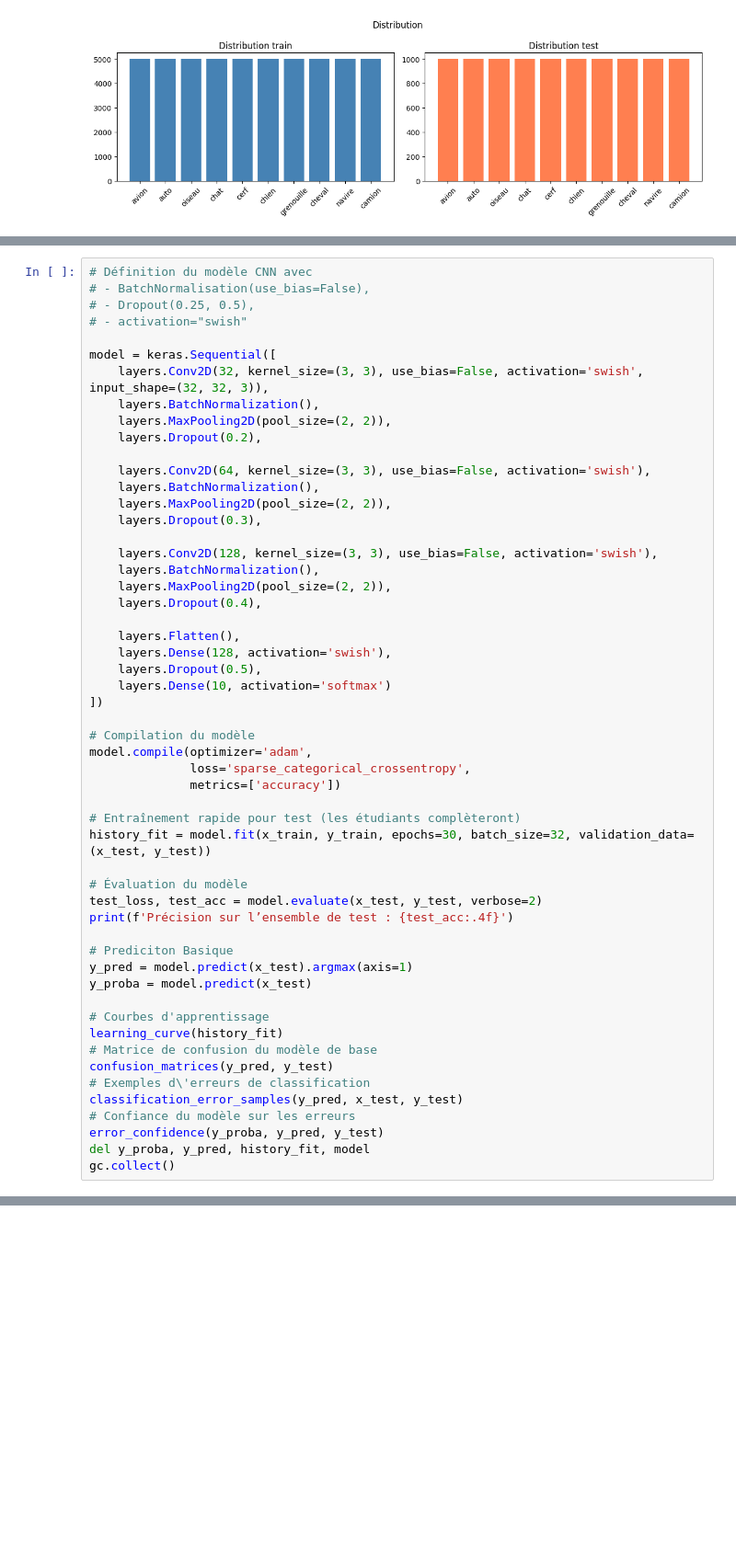
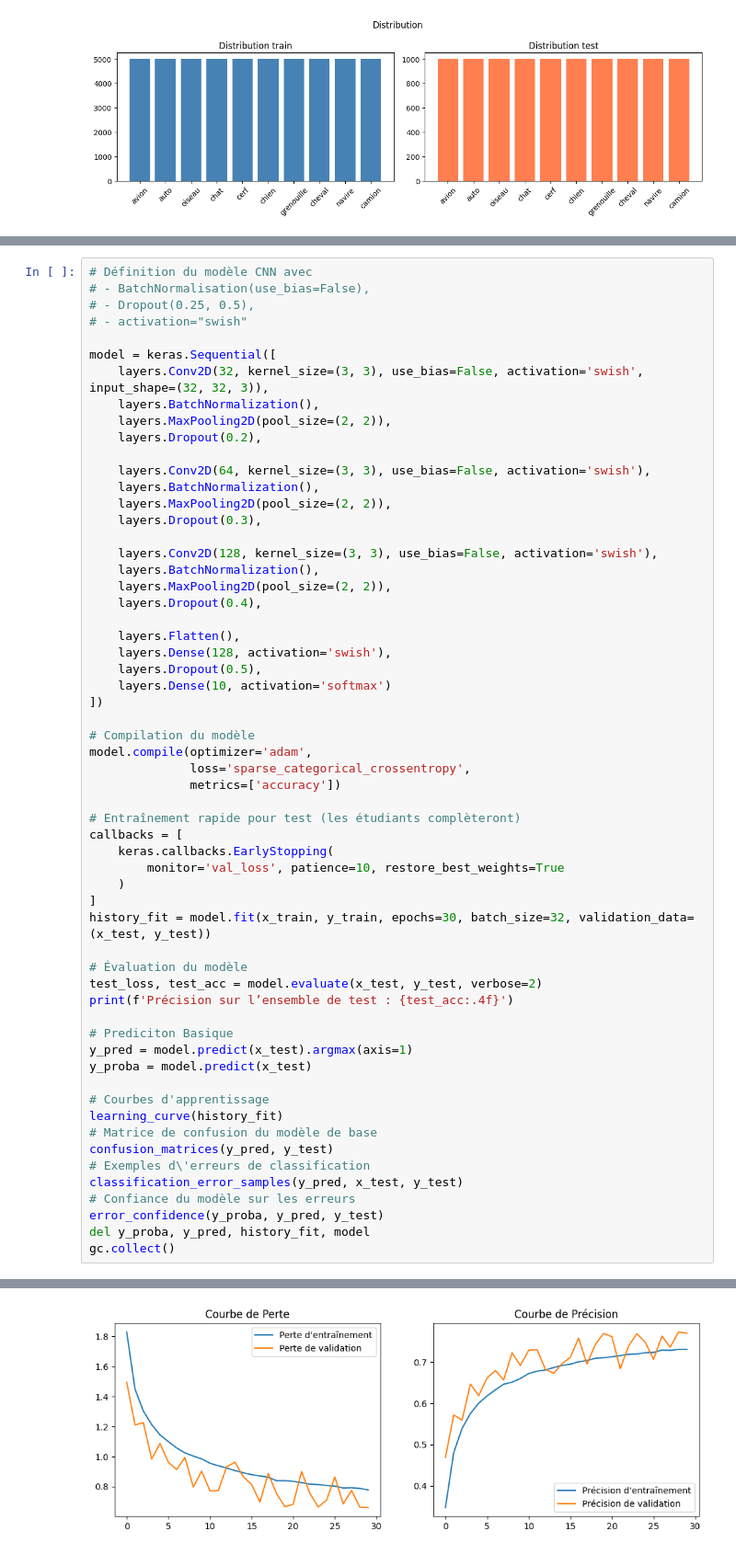
Before and after one commit to UQO-ML/concept-stat-projet-1, a Jupyter notebook: Devoir partie 2/DEVOIR Partie 2.ipynb, the cells around one changed output, grey strips where cells are left out. Shown at 92% size. Saved outputs shown, nothing was run; the diff lists cells and outputs as text; blank space fills up the shorter version.

```diff
--- a/Devoir partie 2/DEVOIR Partie 2.ipynb
+++ b/Devoir partie 2/DEVOIR Partie 2.ipynb
@@ -379,6 +399,11 @@ model.compile(optimizer='adam',
               metrics=['accuracy'])
 
 # Entraînement rapide pour test (les étudiants complèteront)
+callbacks = [
+    keras.callbacks.EarlyStopping(
+        monitor='val_loss', patience=10, restore_best_weights=True
+    )
+]
 history_fit = model.fit(x_train, y_train, epochs=30, batch_size=32, validation_data=(x_test, y_test))
 
 # Évaluation du modèle
@@ -406,0 +445 @@ Epoch 2/30
+[figure, added]
```
Also changed, not shown: parts of 10 cells of this notebook.
